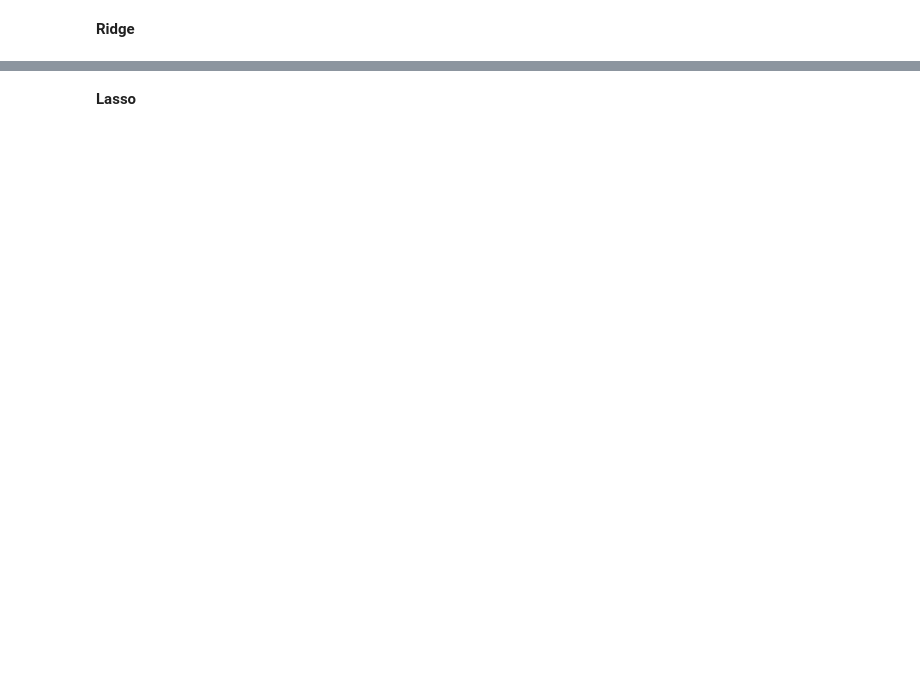
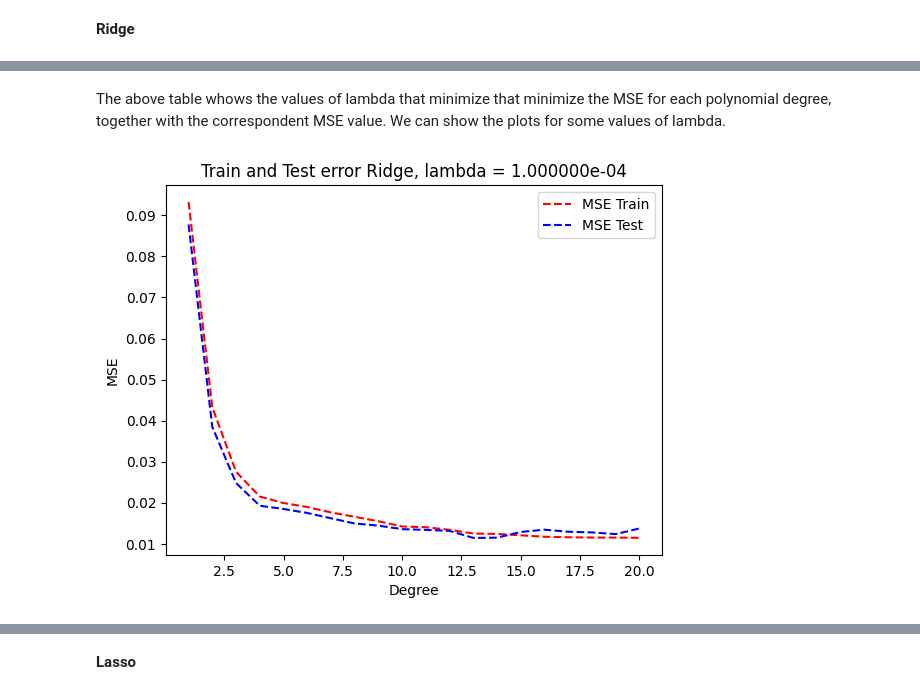
Before and after one commit to alessiasanfelici/FYS-STK4155, a Jupyter notebook: Project bozza/Exercise g.ipynb, the cells around one changed output, grey strips where cells are left out. Drawn from its saved outputs; the diff is of its cells as text; code cells hidden in the pictures; blank space fills up the shorter version.

```diff
--- a/Project bozza/Exercise g.ipynb
+++ b/Project bozza/Exercise g.ipynb
@@ -199,0 +227,15 @@ plt.show()
+# %% [markdown]
+The above table whows the values of lambda that minimize that minimize the MSE for each polynomial degree, together with the correspondent MSE value. We can show the plots for some values of lambda.
+# %%
+# Plot for lambda = 1.000000e-04
+plt.figure()
+plt.plot(range(1, maxdegree+1), MSE_train[0], 'r--', label = 'MSE Train')
+plt.plot(range(1, maxdegree+1), MSE_test[0], 'b--', label = 'MSE Test')
+plt.xlabel('Degree')
+plt.ylabel('MSE')
+plt.title('Train and Test error Ridge, lambda = 1.000000e-04')
+plt.legend()
+plt.savefig("Ridge lambda 1.png")
+plt.show()
+# %% [output]
+[figure, added]
```
Also changed, not shown: parts of 16 cells of this notebook, 3 other files.
